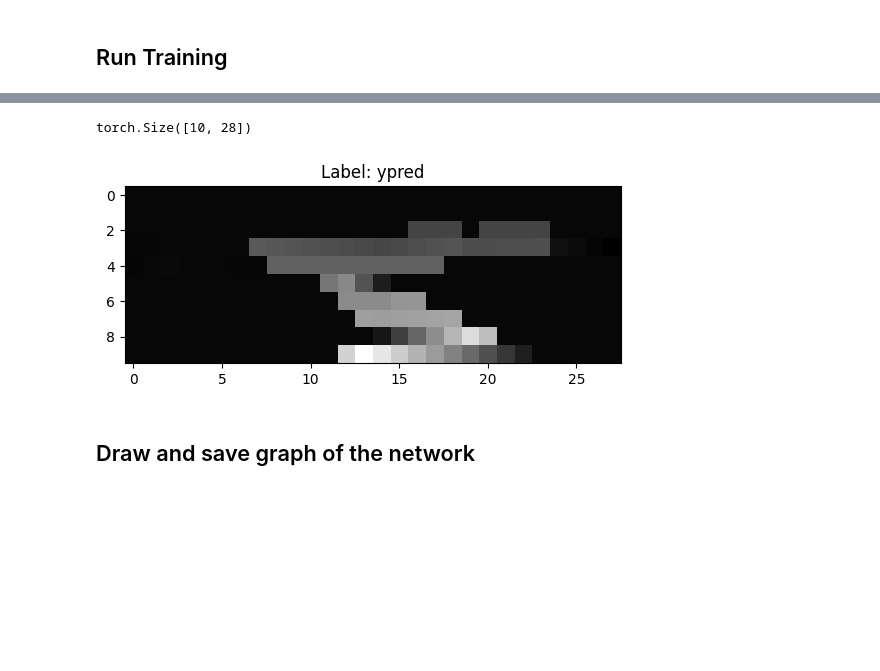
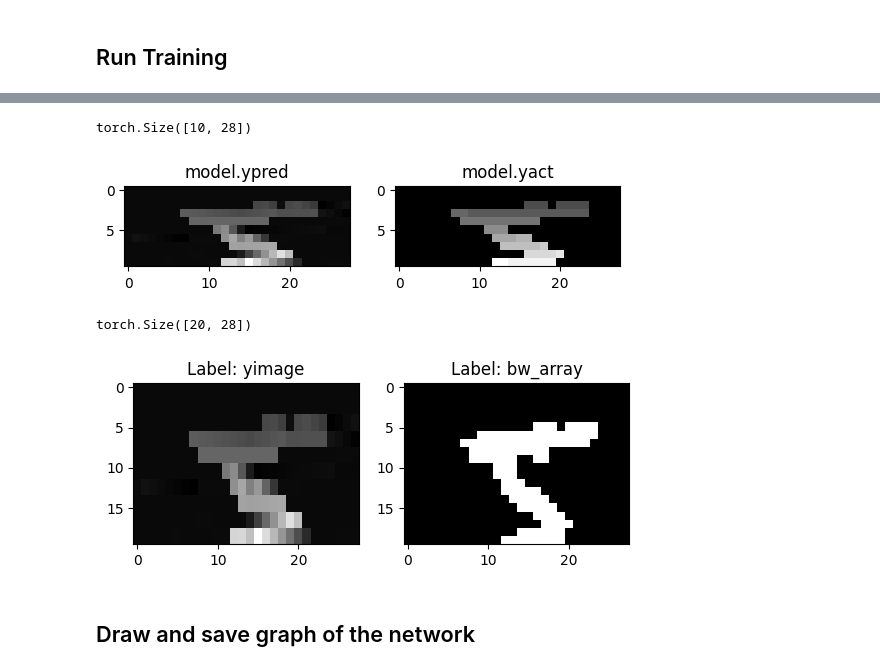
Before and after one commit to sjamthe/customNNexperiments, a Jupyter notebook: ImageSegmentNet-v1.ipynb, the cells around one changed output, grey strips where cells are left out. Drawn from its saved outputs; the diff is of its cells as text; code cells hidden in the pictures; blank space fills up the shorter version.

```diff
--- a/ImageSegmentNet-v1.ipynb
+++ b/ImageSegmentNet-v1.ipynb
@@ -171,9 +171,9 @@ class ImageSegmentNet(nn.Module):
         x_in_4d = self.x_in.unsqueeze(1).unsqueeze(1)
         self.ypred = (x_in_4d - self.x[:-1,:-1])*self.xmask*self.yratio + self.xmask * self.y[:-1,:-1]
         # remove extra dimension as we should only have one value and rest 0 due to mask
-        #self.ypred = self.ypred.sum(2)
+        self.ypred = self.ypred.sum(2)
         # we need to reshape Y TODO: Why? can we fix this from the top?
-        #self.ypred = self.ypred.permute(1,0)
+        self.ypred = self.ypred.permute(1,0)
 
 
     def _predict_x(self):
@@ -187,21 +187,17 @@ class ImageSegmentNet(nn.Module):
         self.xpred = self.xpred.sum(1)
 
     def _image_from_y(self):
-        ytmp = self.ypred * self.ymask.unsqueeze(1)
-        #self.yimage = (ytmp.sum(dim=(-2, -1)) > 0).to(torch.float32)
-        self.yimage = ytmp.sum(dim=(-2, -1)).gt_(0).to(torch.float32)
-
-    def _image_from_x(self):
-        xtmp = self.xmask * self.xpred.unsqueeze(1)
-        self.ximage = xtmp.sum(dim=(-2, -1)).gt_(0).to(torch.float32)
+        # create yimage by following steps of calc_yact but populate values
+        with torch.no_grad():
+            self.yimage = torch.zeros_like(self.bw_array).to(torch.float32)
+            yimage_3d = self.yimage.view(self.n_ysegments,
+                                    int(self.height/self.n_ysegments), self.width)
+            yimage_3d[:,:,:] = self.ypred.unsqueeze(dim=1)
 
     def forward(self):
         # When we predict y each segment makes its prediction
-        # mask allows only the correct segment to predict masking out the rest.
-        self._calc_ymask()
-        self._calc_xmask()
         self._predict_y()
-        return self.ypred.sum(2).permute(1, 0)
+        return self.ypred
         #self._predict_x()
         #self._image_from_y()
         #self._image_from_x()
@@ -327,11 +296,31 @@ torch.Size([10, 28])
-# %%
-print(ypred.shape)
-plt.imshow(ypred.detach().numpy(), cmap='gray')
-plt.title(f"Label: ypred")
-plt.show()
-# %% [output]
-torch.Size([10, 28])
-[figure, removed]
+# %%
+#Commpare yact and ypred
+with torch.no_grad():
+    fig, (ax1, ax2) = plt.subplots(1, 2)
+    print(model.ypred.shape)
+    ax1.set_title("model.ypred")
+    ax1.imshow(model.ypred, cmap='gray')
+
+ax2.set_title("model.yact")
+ax2.imshow(model.yact, cmap='gray')
+plt.show()
+# %% [output]
+torch.Size([10, 28])
+[figure, added]
+# %%
+# create yimage and compare
+model._image_from_y()
+
+fig, (ax1, ax2) = plt.subplots(1, 2)
+print(model.yimage.shape)
+ax1.set_title(f"Label: yimage")
+ax1.imshow(model.yimage, cmap='gray')
+ax2.set_title(f"Label: bw_array")
+ax2.imshow(bw_array, cmap='gray')
+plt.show()
+# %% [output]
+torch.Size([20, 28])
+[figure, added]
 # %% [markdown]
 ## Draw  and save graph of the network
 # %%
```
Also changed, not shown: parts of 4 cells of this notebook.
